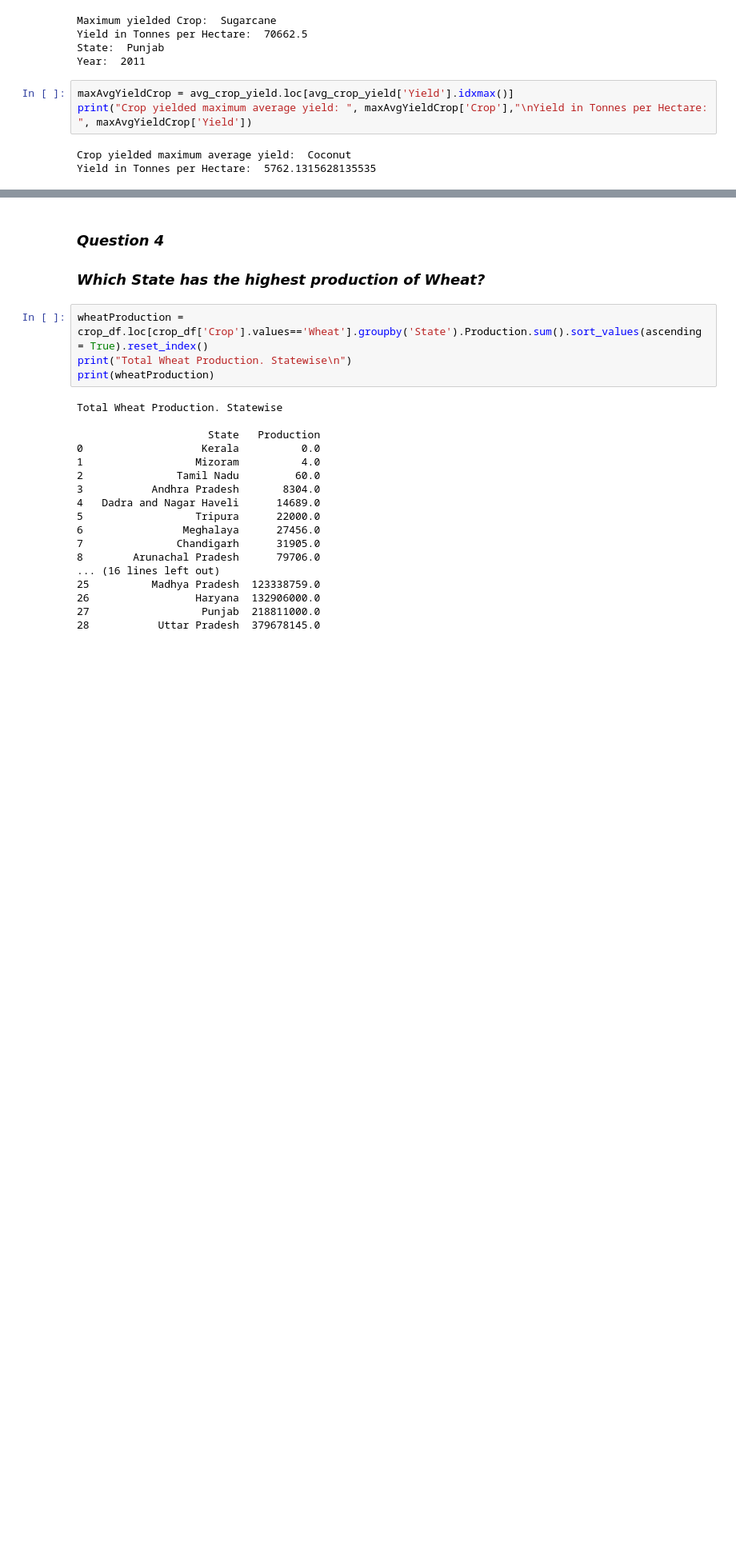
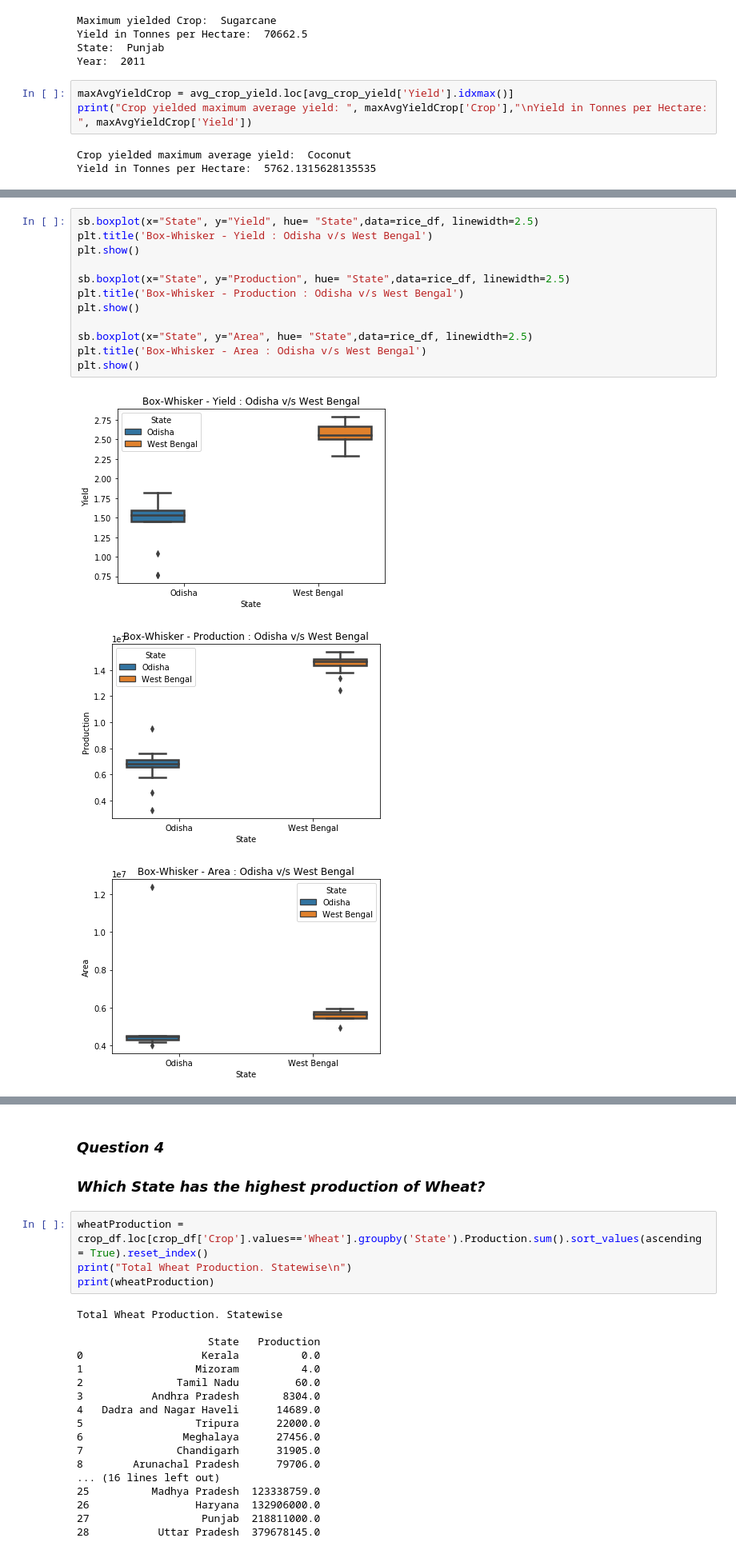
Before and after one commit to Neha-Jacob/Crop-Analysis-India, a Jupyter notebook: Crop Production Analysis - India.ipynb, the cells around one changed output, grey strips where cells are left out. Shown: that part at 80% size. Saved outputs shown, nothing was run; the diff lists cells and outputs as text; blank space fills up the shorter version.

```diff
--- a/Crop Production Analysis - India.ipynb
+++ b/Crop Production Analysis - India.ipynb
@@ -117,0 +294,16 @@ Yield in Tonnes per Hectare:  5762.1315628135535
+# %%
+sb.boxplot(x="State", y="Yield", hue= "State",data=rice_df, linewidth=2.5)
+plt.title('Box-Whisker - Yield : Odisha v/s West Bengal')
+plt.show()
+
+sb.boxplot(x="State", y="Production", hue= "State",data=rice_df, linewidth=2.5)
+plt.title('Box-Whisker - Production : Odisha v/s West Bengal')
+plt.show()
+
+sb.boxplot(x="State", y="Area", hue= "State",data=rice_df, linewidth=2.5)
+plt.title('Box-Whisker - Area : Odisha v/s West Bengal')
+plt.show()
+# %% [output]
+[figure, added]
+[figure, added]
+[figure, added]
```
Also changed, not shown: parts of 16 cells of this notebook.
